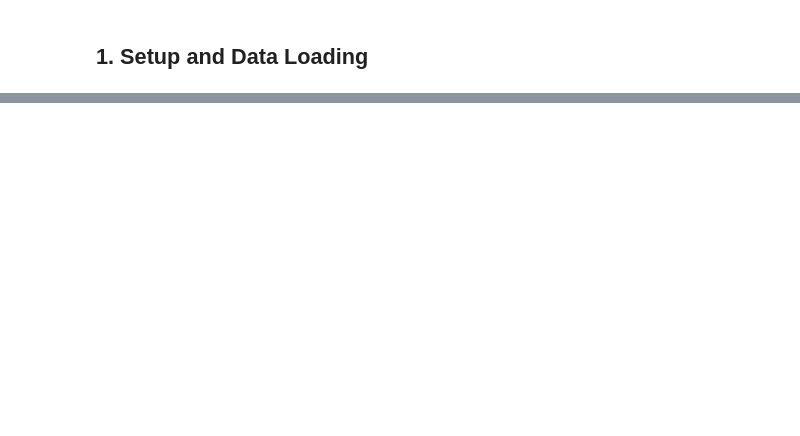
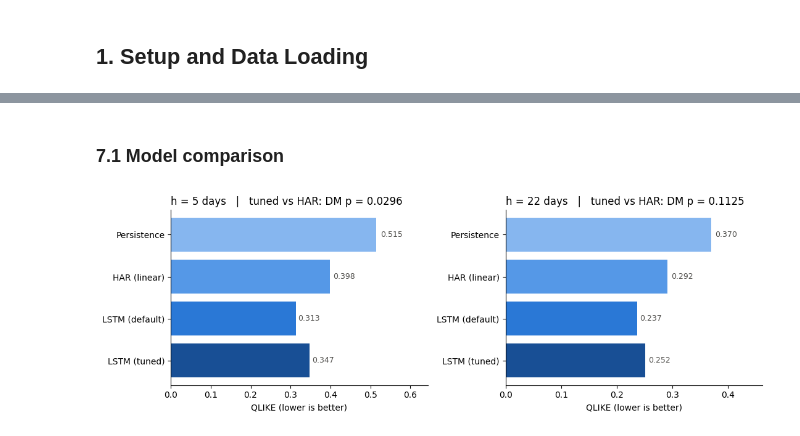
Before and after one commit to khgaurav/macro-commodity-ml, a Jupyter notebook: lstm_gold_prediction.ipynb, the cells around one changed output, grey strips where cells are left out. Saved outputs shown, nothing was run; the diff lists cells and outputs as text; code cells hidden in the pictures; blank space fills up the shorter version.

```diff
--- a/lstm_gold_prediction.ipynb
+++ b/lstm_gold_prediction.ipynb
@@ -1287,0 +618,16 @@ Overall, the LSTM demonstrated limited predictive value for return magnitude, al
+# %%
+def dm_table(preds, te, tgt, horizon):
+    actual = np.exp(te[tgt].to_numpy())
+    model_loss = qlike_loss(actual, preds["LSTM (tuned)"])
+    rows = []
+    for name in ("Persistence", "HAR (linear)", "LSTM (default)"):
+        stat, pval = diebold_mariano(model_loss, qlike_loss(actual, preds[name]), horizon)
+        rows.append({"Horizon": horizon, "Comparison": f"LSTM (tuned) vs {name}",
+                     "DM_statistic": stat, "p_value": pval,
+                     "Significant_5pct": bool(pval < 0.05)})
+    return pd.DataFrame(rows)
+
+
+dm_all = pd.concat([dm_table(preds_5, test_5, target_5, 5),
+                    dm_table(preds_22, test_22, target_22, 22)], ignore_index=True)
+dm_all
@@ -1287,0 +642,20 @@ Overall, the LSTM demonstrated limited predictive value for return magnitude, al
+# %% [markdown]
+### 7.1 Model comparison
+# %%
+fig, axes = plt.subplots(1, 2, figsize=(11, 3.8))
+for ax, hh in zip(axes, (5, 22)):
+    sub = all_metrics[all_metrics["Horizon"] == hh]
+    p = dm_all[(dm_all.Horizon == hh) &
+               (dm_all.Comparison == "LSTM (tuned) vs HAR (linear)")]["p_value"].iloc[0]
+    ax.barh(sub["Model"], sub["QLIKE"],
+            color=["#86b6ef", "#5598e7", "#2a78d6", "#184f95"])
+    for y, v in enumerate(sub["QLIKE"]):
+        ax.text(v * 1.02, y, f"{v:.3f}", va="center", fontsize=9, color="#52514e")
+    ax.invert_yaxis()
+    ax.set_xlim(0, sub["QLIKE"].max() * 1.25)
+    ax.set_xlabel("QLIKE (lower is better)")
+    ax.set_title(f"h = {hh} days   |   tuned vs HAR: DM p = {p:.4f}", loc="left")
+    ax.spines[["top", "right"]].set_visible(False)
+show("lstm_model_comparison")
+# %% [output]
+[figure, added]
```
Also changed, not shown: parts of 122 cells of this notebook, 1 other file.
